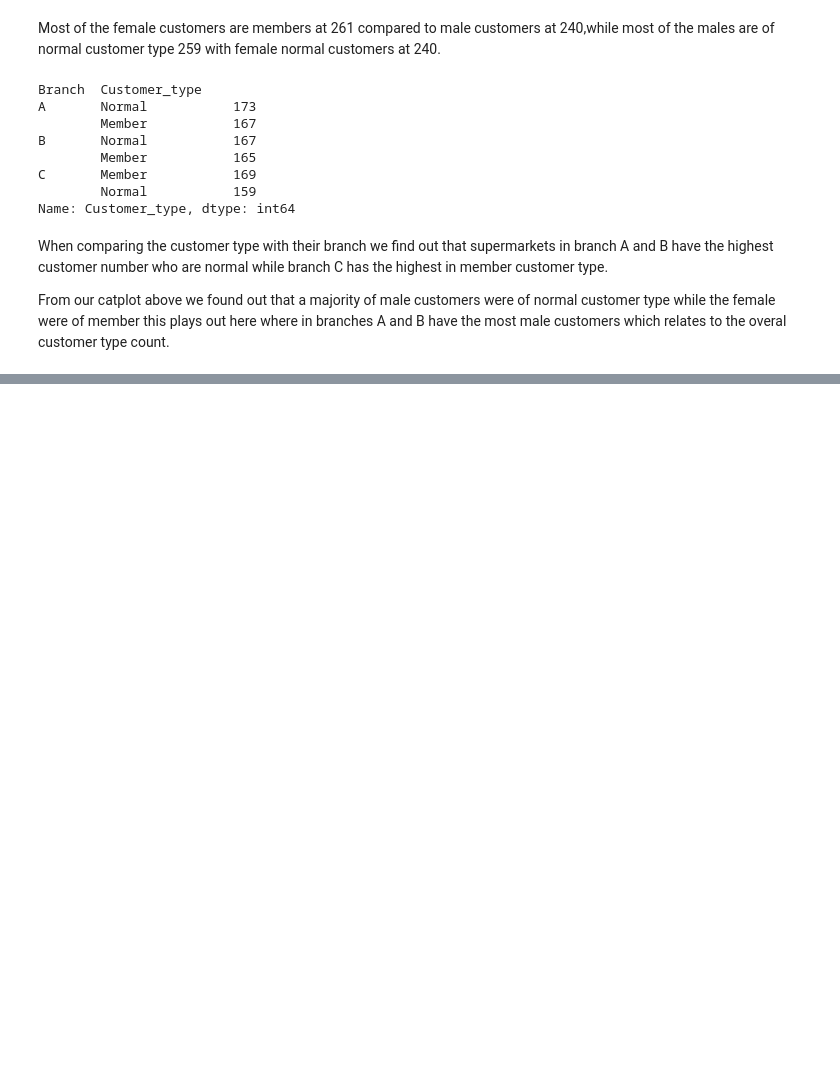
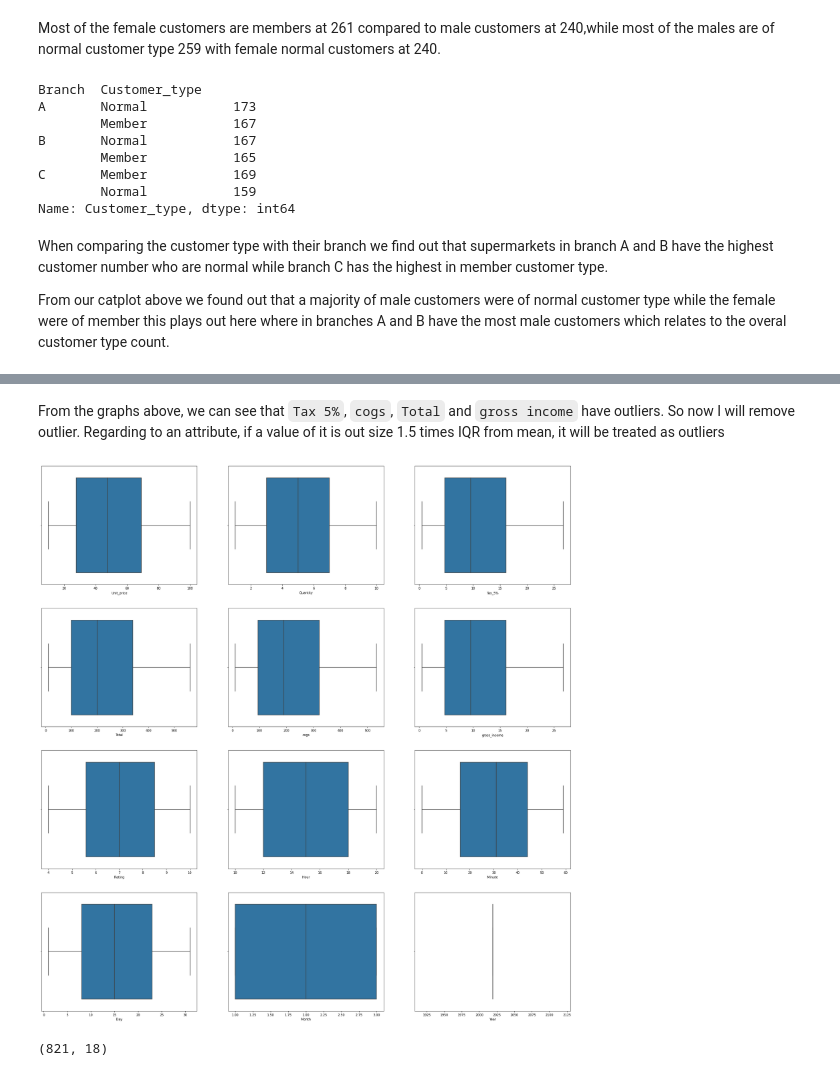
Before and after one commit to JammalAdeyemi/DataScience_Project, a Jupyter notebook: Probabilistic_Sales_Forecasting.ipynb, the cells around one changed output, grey strips where cells are left out. Saved outputs shown, nothing was run; the diff lists cells and outputs as text; code cells hidden in the pictures; blank space fills up the shorter version.

```diff
--- a/Probabilistic_Sales_Forecasting.ipynb
+++ b/Probabilistic_Sales_Forecasting.ipynb
@@ -425,0 +487,22 @@ From our catplot above we found out that a majority of male customers were of no
+# %% [markdown]
+From the graphs above, we can see that `Tax 5%`, `cogs`, `Total` and `gross income` have outliers. So now I will remove outlier. Regarding to an attribute, if a value of it is out size 1.5 times IQR from mean, it will be treated as outliers
+# %%
+def remove_outlier(df, col_name):
+    q = df[col_name].quantile([0.25, 0.5, 0.75])
+    IQR = q[0.75] - q[0.25]
+    lower = q[0.5] - 1.5*IQR
+    upper = q[0.5] + 1.5*IQR
+    return df[(df[col_name] >= lower) & (df[col_name] <= upper)]
+
+df = remove_outlier(df, 'Tax_5%')
+df = remove_outlier(df, 'cogs')
+df = remove_outlier(df, 'Total')
+df = remove_outlier(df, 'gross_income')
+
+check_outliers(df)
+# %% [output]
+[figure, added]
+# %%
+df.shape
+# %% [output]
+(821, 18)
```
Also changed, not shown: parts of 18 cells of this notebook.
